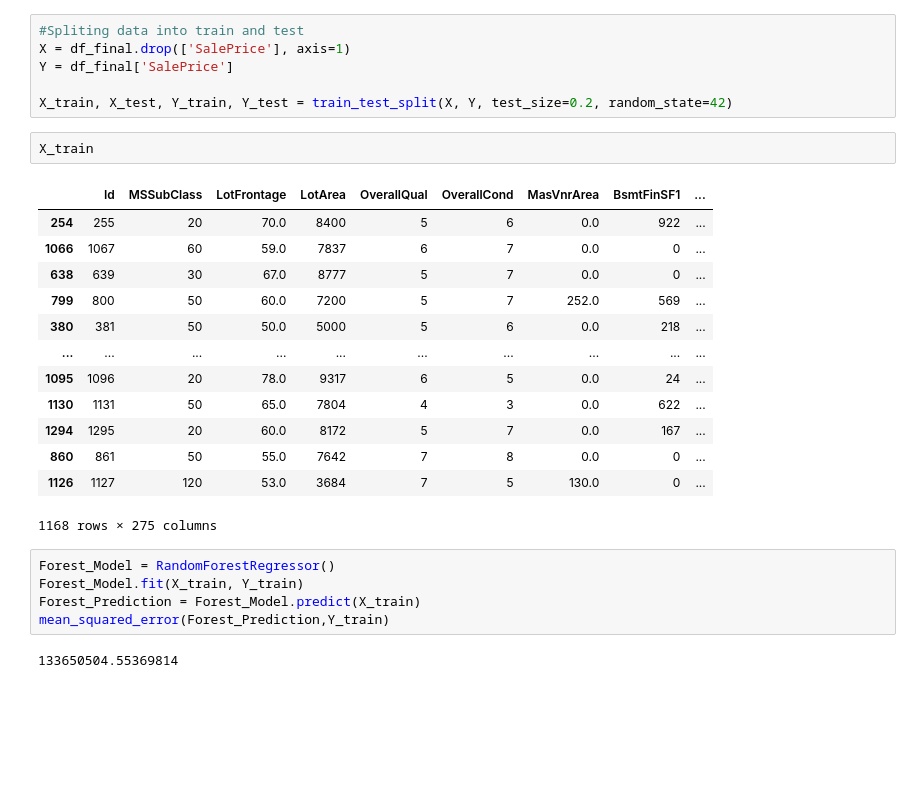
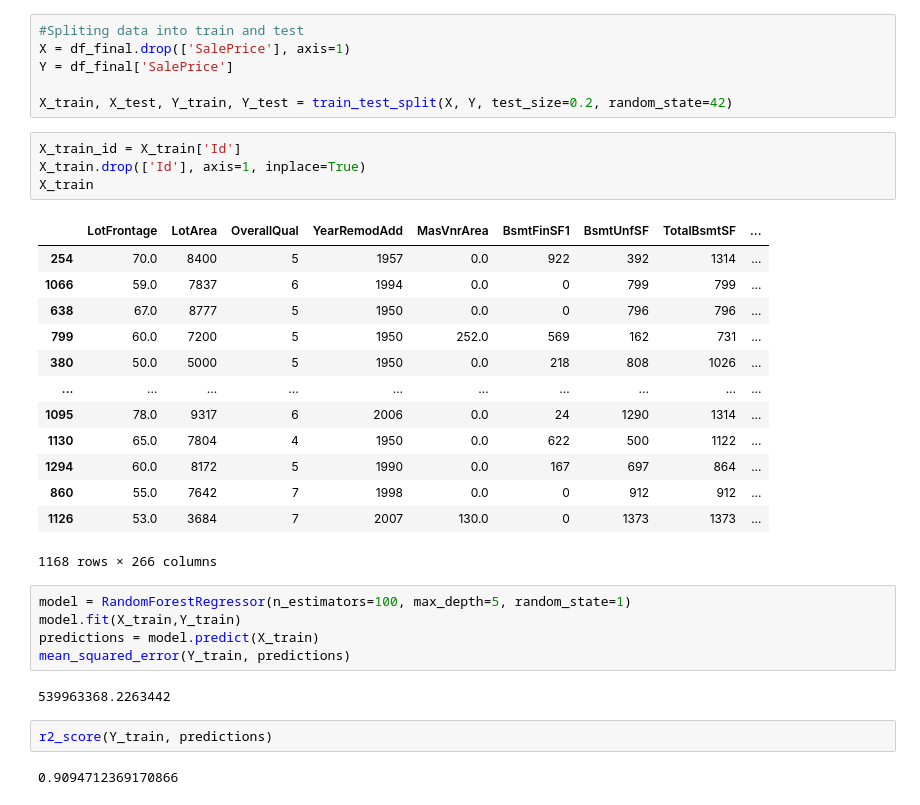
Before and after one commit to TKQhena/MLG_Assignment_1, a Jupyter notebook: Asses1_HousePrices.ipynb, the cells around one changed output. Drawn from its saved outputs; the diff is of its cells as text; blank space fills up the shorter version.

```diff
--- a/Asses1_HousePrices.ipynb
+++ b/Asses1_HousePrices.ipynb
@@ -241,26 +277,32 @@ X = df_final.drop(['SalePrice'], axis=1)
 Y = df_final['SalePrice']
 
 X_train, X_test, Y_train, Y_test = train_test_split(X, Y, test_size=0.2, random_state=42)
-# %%
-X_train
-# %% [output]
-|  | Id | MSSubClass | LotFrontage | LotArea | OverallQual | OverallCond | MasVnrArea | BsmtFinSF1 | ... |
-| 254 | 255 | 20 | 70.0 | 8400 | 5 | 6 | 0.0 | 922 | ... |
-| 1066 | 1067 | 60 | 59.0 | 7837 | 6 | 7 | 0.0 | 0 | ... |
-| 638 | 639 | 30 | 67.0 | 8777 | 5 | 7 | 0.0 | 0 | ... |
-| 799 | 800 | 50 | 60.0 | 7200 | 5 | 7 | 252.0 | 569 | ... |
-| 380 | 381 | 50 | 50.0 | 5000 | 5 | 6 | 0.0 | 218 | ... |
-| ... | ... | ... | ... | ... | ... | ... | ... | ... | ... |
-| 1095 | 1096 | 20 | 78.0 | 9317 | 6 | 5 | 0.0 | 24 | ... |
-| 1130 | 1131 | 50 | 65.0 | 7804 | 4 | 3 | 0.0 | 622 | ... |
-| 1294 | 1295 | 20 | 60.0 | 8172 | 5 | 7 | 0.0 | 167 | ... |
-| 860 | 861 | 50 | 55.0 | 7642 | 7 | 8 | 0.0 | 0 | ... |
-| 1126 | 1127 | 120 | 53.0 | 3684 | 7 | 5 | 130.0 | 0 | ... |
-1168 rows × 275 columns
+# %%
+X_train_id = X_train['Id']
+X_train.drop(['Id'], axis=1, inplace=True)
+X_train
+# %% [output]
+|  | LotFrontage | LotArea | OverallQual | YearRemodAdd | MasVnrArea | BsmtFinSF1 | BsmtUnfSF | TotalBsmtSF | ... |
+| 254 | 70.0 | 8400 | 5 | 1957 | 0.0 | 922 | 392 | 1314 | ... |
+| 1066 | 59.0 | 7837 | 6 | 1994 | 0.0 | 0 | 799 | 799 | ... |
+| 638 | 67.0 | 8777 | 5 | 1950 | 0.0 | 0 | 796 | 796 | ... |
+| 799 | 60.0 | 7200 | 5 | 1950 | 252.0 | 569 | 162 | 731 | ... |
+| 380 | 50.0 | 5000 | 5 | 1950 | 0.0 | 218 | 808 | 1026 | ... |
+| ... | ... | ... | ... | ... | ... | ... | ... | ... | ... |
+| 1095 | 78.0 | 9317 | 6 | 2006 | 0.0 | 24 | 1290 | 1314 | ... |
+| 1130 | 65.0 | 7804 | 4 | 1950 | 0.0 | 622 | 500 | 1122 | ... |
+| 1294 | 60.0 | 8172 | 5 | 1990 | 0.0 | 167 | 697 | 864 | ... |
+| 860 | 55.0 | 7642 | 7 | 1998 | 0.0 | 0 | 912 | 912 | ... |
+| 1126 | 53.0 | 3684 | 7 | 2007 | 130.0 | 0 | 1373 | 1373 | ... |
+1168 rows × 266 columns
 # %%
-Forest_Model = RandomForestRegressor()
-Forest_Model.fit(X_train, Y_train)
-Forest_Prediction = Forest_Model.predict(X_train)
-mean_squared_error(Forest_Prediction,Y_train)
+model = RandomForestRegressor(n_estimators=100, max_depth=5, random_state=1)
+model.fit(X_train,Y_train)
+predictions = model.predict(X_train)
+mean_squared_error(Y_train, predictions)
 # %% [output]
-133650504.55369814
+539963368.2263442
+# %%
+r2_score(Y_train, predictions)
+# %% [output]
+0.9094712369170866
```
Also changed, not shown: parts of 6 cells of this notebook.
